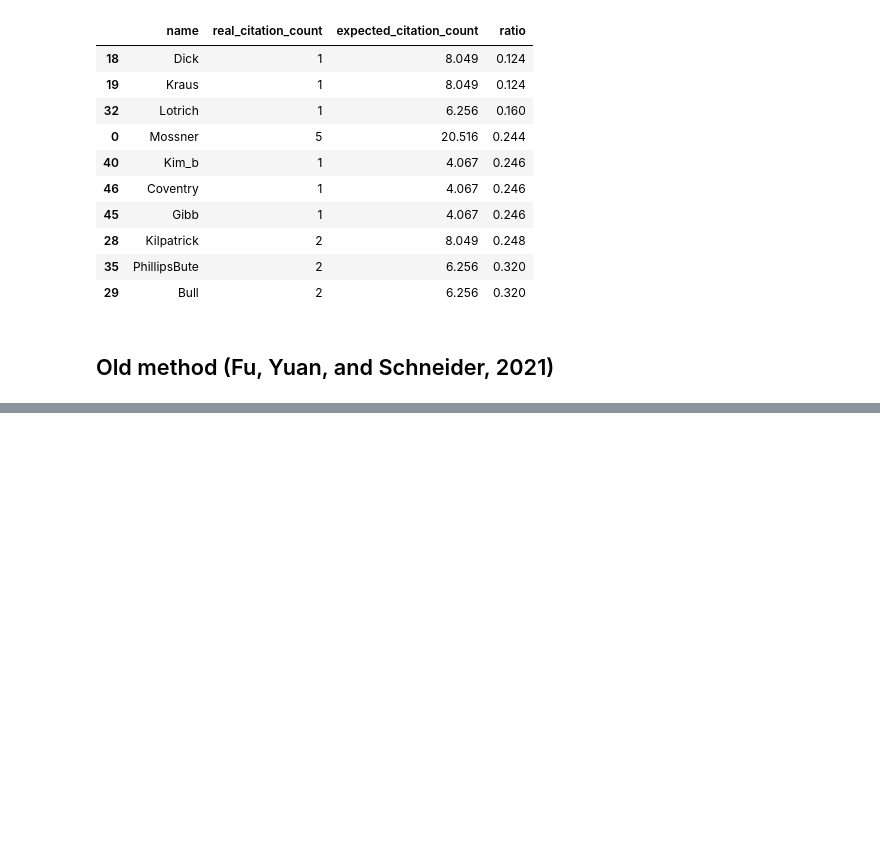
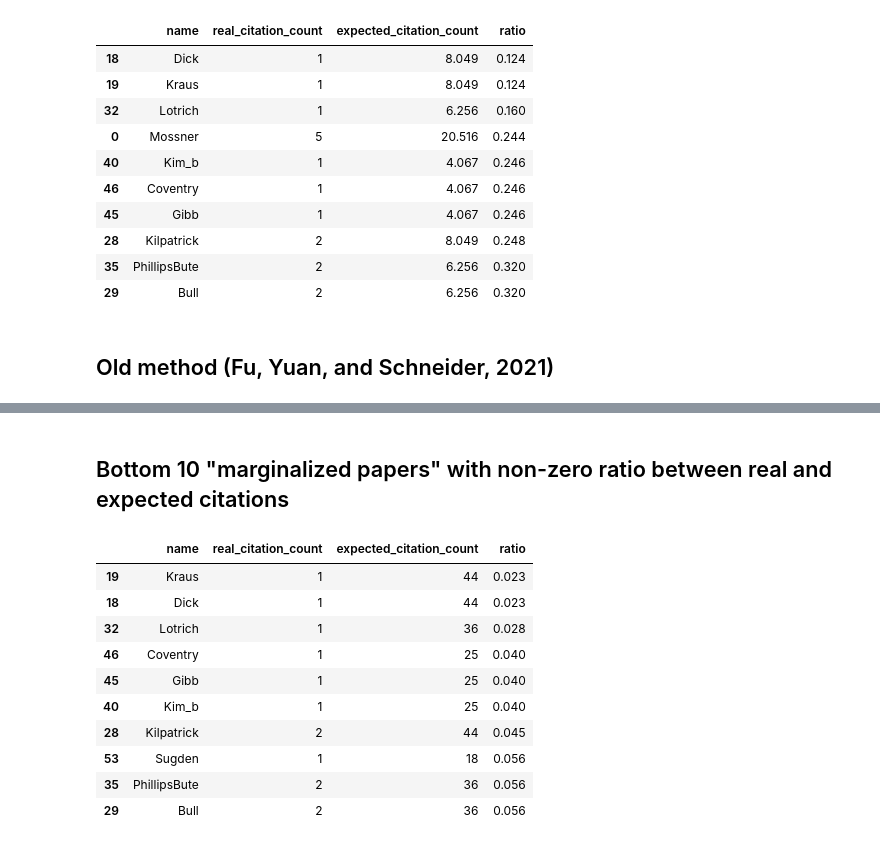
Before and after one commit to infoqualitylab/citation_bias_study, a Jupyter notebook: ResearchShowcase/research_showcase.ipynb, the cells around one changed output, grey strips where cells are left out. Saved outputs shown, nothing was run; the diff lists cells and outputs as text; code cells hidden in the pictures; blank space fills up the shorter version.

```diff
--- a/ResearchShowcase/research_showcase.ipynb
+++ b/ResearchShowcase/research_showcase.ipynb
@@ -321,3 +196,5 @@ df_new.loc[df_new['ratio'] !=0].sort_values(by='ratio').head(10)
 | 29 | Bull | 2 | 6.256 | 0.320 |
 # %% [markdown]
 ## Old method (Fu, Yuan, and Schneider, 2021)
+# %%
+df_old = pd.DataFrame({'name': g.vs['name'], 'real_citation_count': g.degree(mode='in'),'expected_citation_count': g_full.degree(mode='in')})
@@ -323,0 +215,19 @@ df_new.loc[df_new['ratio'] !=0].sort_values(by='ratio').head(10)
+# %%
+df_old.loc[df_old['expected_citation_count'] != 0,'ratio'] = df_old.loc[df_old['expected_citation_count'] != 0,'real_citation_count']/df_old.loc[df_old['expected_citation_count'] != 0,'expected_citation_count']
+df_old['ratio'] = round(df_old['ratio'],3)
+# %% [markdown]
+## Bottom 10 "marginalized papers" with non-zero ratio between real and expected citations
+# %%
+df_old.loc[df_new['ratio'] !=0].sort_values(by='ratio').head(10)
+# %% [output]
+|  | name | real_citation_count | expected_citation_count | ratio |
+| 19 | Kraus | 1 | 44 | 0.023 |
+| 18 | Dick | 1 | 44 | 0.023 |
+| 32 | Lotrich | 1 | 36 | 0.028 |
+| 46 | Coventry | 1 | 25 | 0.040 |
+| 45 | Gibb | 1 | 25 | 0.040 |
+| 40 | Kim_b | 1 | 25 | 0.040 |
+| 28 | Kilpatrick | 2 | 44 | 0.045 |
+| 53 | Sugden | 1 | 18 | 0.056 |
+| 35 | PhillipsBute | 2 | 36 | 0.056 |
+| 29 | Bull | 2 | 36 | 0.056 |
```
Also changed, not shown: parts of 11 cells of this notebook.
